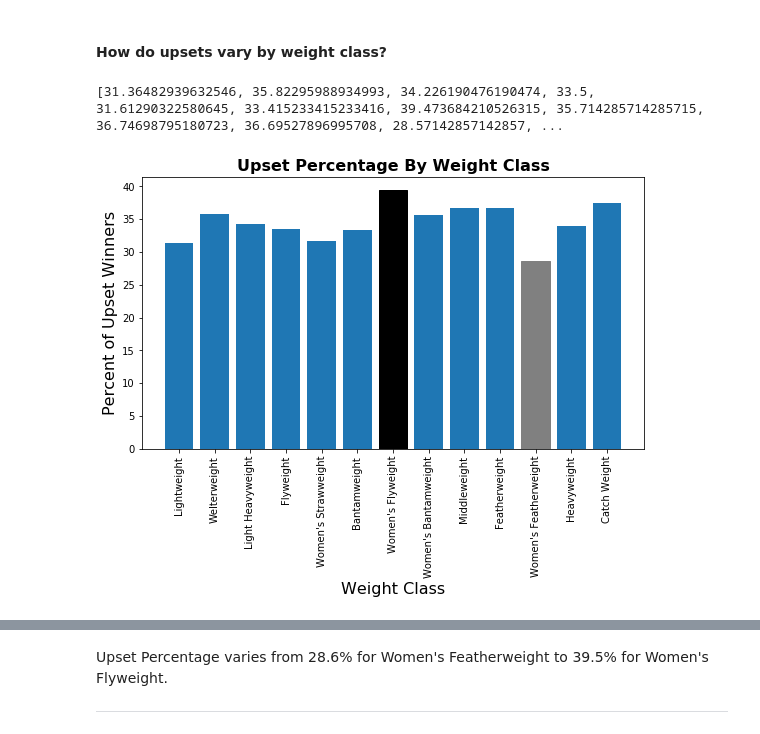
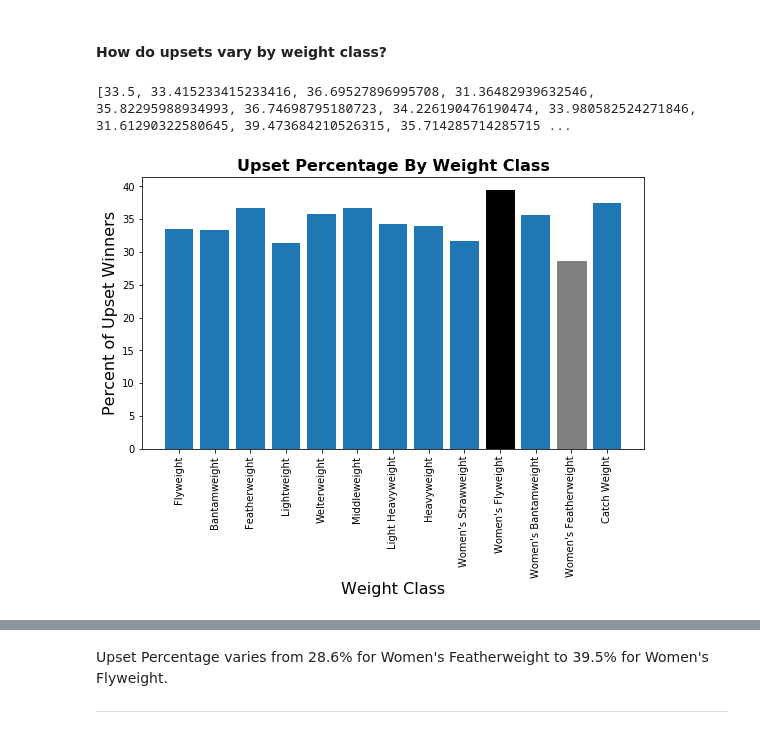
Before and after one commit to shortlikeafox/tiger-millionaire, a Jupyter notebook: kaggle_dataset/initial-data-exploration.ipynb, the cells around one changed output, grey strips where cells are left out. Drawn from its saved outputs; the diff is of its cells as text; code cells hidden in the pictures.

```diff
--- a/kaggle_dataset/initial-data-exploration.ipynb
+++ b/kaggle_dataset/initial-data-exploration.ipynb
@@ -346,7 +346,11 @@ Underdogs win between 30.9% and 39.8%.  The best year for underdogs is 2020 so f
 # %% [markdown]
 #### How do upsets vary by weight class?
 # %%
-weight_class_list = df['weight_class'].unique()
+#weight_class_list = df['weight_class'].unique()
+#We are manually going to enter the weight class list so we can enter it in order of lightest to heaviest.
+weight_class_list = ['Flyweight', 'Bantamweight', 'Featherweight', 'Lightweight', 'Welterweight',
+                     'Middleweight', 'Light Heavyweight', 'Heavyweight', "Women's Strawweight",
+                    "Women's Flyweight", "Women's Bantamweight", "Women's Featherweight", "Catch Weight"]
 wc_fight_counts = []
 wc_upset_counts = []
 wc_upset_percent = []
@@ -367,18 +371,18 @@ for wc in weight_class_list:
 wc_upset_percent = [x*100 for x in wc_upset_percent]
 print(wc_upset_percent)
 # %% [output]
-[31.36482939632546, 35.82295988934993, 34.226190476190474, 33.5, 31.61290322580645, 33.415233415233416, 39.473684210526315, 35.714285714285715, 36.74698795180723, 36.69527896995708, 28.57142857142857, ...
+[33.5, 33.415233415233416, 36.69527896995708, 31.36482939632546, 35.82295988934993, 36.74698795180723, 34.226190476190474, 33.980582524271846, 31.61290322580645, 39.473684210526315, 35.714285714285715 ...
 # %%
 plt.figure(figsize=(9,5))
 barlist = plt.bar(weight_class_list, wc_upset_percent)
 plt.xlabel("Weight Class", fontsize=16)
 plt.ylabel("Percent of Upset Winners", fontsize=16)
 plt.xticks(weight_class_list, rotation=90)
 plt.title('Upset Percentage By Weight Class', fontweight='bold', fontsize=16)
-barlist[6].set_color('black')
-barlist[10].set_color('grey')
+barlist[9].set_color('black')
+barlist[11].set_color('grey')
 # %% [output]
-[figure, old version]
+[figure, new version]
 # %%
 temp_df = pd.DataFrame({"Percent of Underdog Winners": wc_upset_percent},
                       index=weight_class_list)
```
Also changed, not shown: parts of 7 cells of this notebook, 27 other files.
